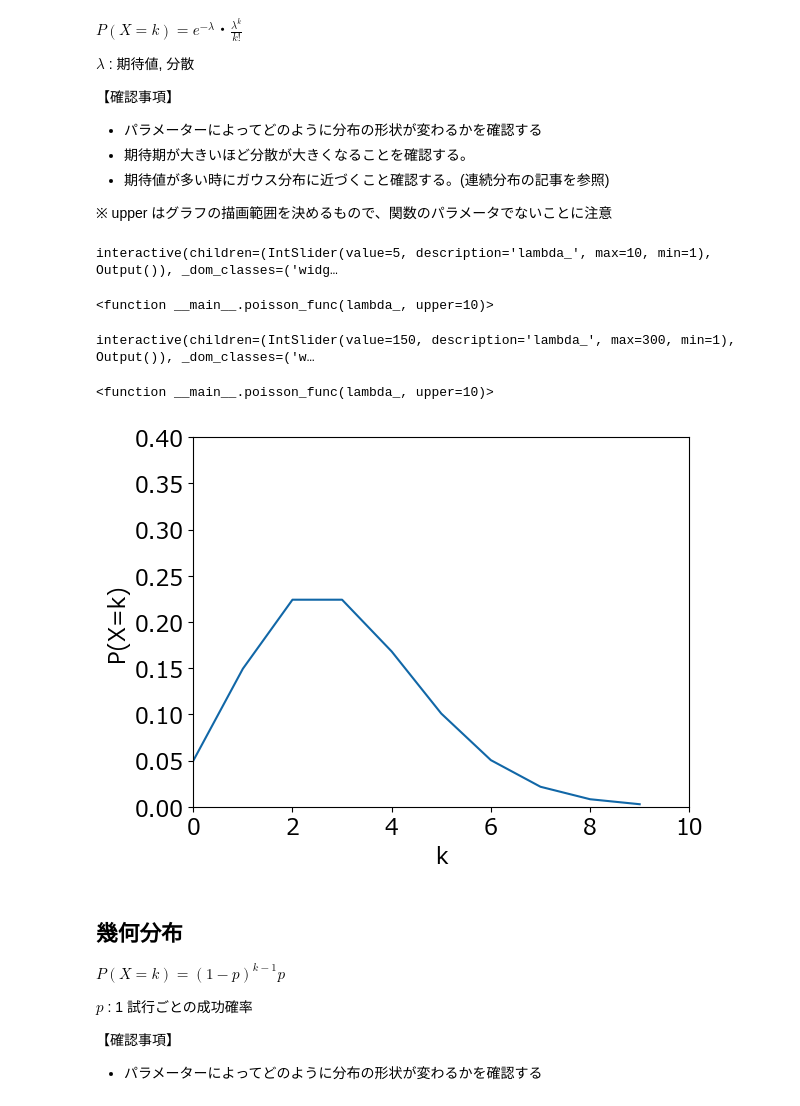
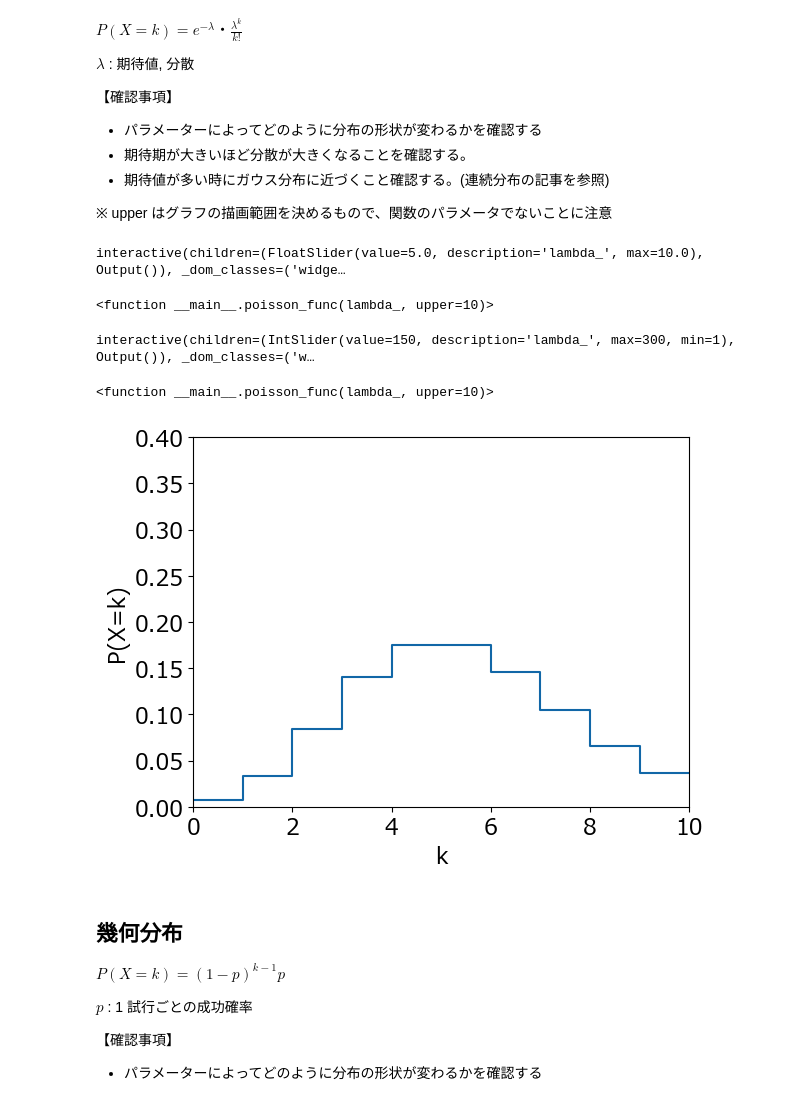
Before and after one commit to HiroakiHibi/stat_demo, a Jupyter notebook: 01_第1回_離散分布_ハンズオンコード.ipynb, the cells around one changed output. Saved outputs shown, nothing was run; the diff lists cells and outputs as text; code cells hidden in the pictures.

```diff
--- a/01_第1回_離散分布_ハンズオンコード.ipynb
+++ b/01_第1回_離散分布_ハンズオンコード.ipynb
@@ -120,8 +125,16 @@ def poisson_func(  lambda_, upper=10):
         lambda_ (float): パラメータλ
         upper (int, optional): 描画範囲. デフォルトは300.
     """
+
     k  = np.arange(0, upper) # 確率変数の指定
-    px = poisson.pmf(k, lambda_) # ポアソン分布の確率作成
+    kk = np.sort( np.append(k,k) )
+    px = poisson.pmf(kk, lambda_) # ポアソン分布の確率作成
+    kk = np.roll(kk,-1)
+    kk[-1]=upper+1
+    kk = np.append(kk, upper+1)
+    px = np.append(px, 0)
+
+
 
     fig = plt.figure()
     ax  = fig.add_subplot()
@@ -130,12 +143,12 @@ def poisson_func(  lambda_, upper=10):
     ax.set_ylim(0,0.4)
     ax.set_xlim(0,upper)
 
-    ax.plot(k, px, color="#1167A7", marker="")
+    ax.plot(kk, px, color="#1167A7", marker="")
     plt.show()
 # %%
-interact(poisson_func, lambda_=(1,10,1), upper=fixed(10) ) # ここを変更する
+interact(poisson_func, lambda_=(0,10,0.1), upper=fixed(10) ) # ここを変更する
 # %% [output]
-interactive(children=(IntSlider(value=5, description='lambda_', max=10, min=1), Output()), _dom_classes=('widg…
+interactive(children=(FloatSlider(value=5.0, description='lambda_', max=10.0), Output()), _dom_classes=('widge…
 <function __main__.poisson_func(lambda_, upper=10)>
 # %%
 interact(poisson_func, lambda_=(1,300,1), upper=fixed(300))
@@ -144,12 +157,12 @@ interactive(children=(IntSlider(value=150, description='lambda_', max=300, min=1
 <function __main__.poisson_func(lambda_, upper=10)>
 # %%
 ##-- 変更する変数 --##
-lambda_ = 3
+lambda_ = 5
 ##------------------##
 
 poisson_func(lambda_)
 # %% [output]
-[figure, old version]
+[figure, new version]
 # %% [markdown]
 ## **幾何分布**
 
```
Also changed, not shown: parts of 5 cells of this notebook.
